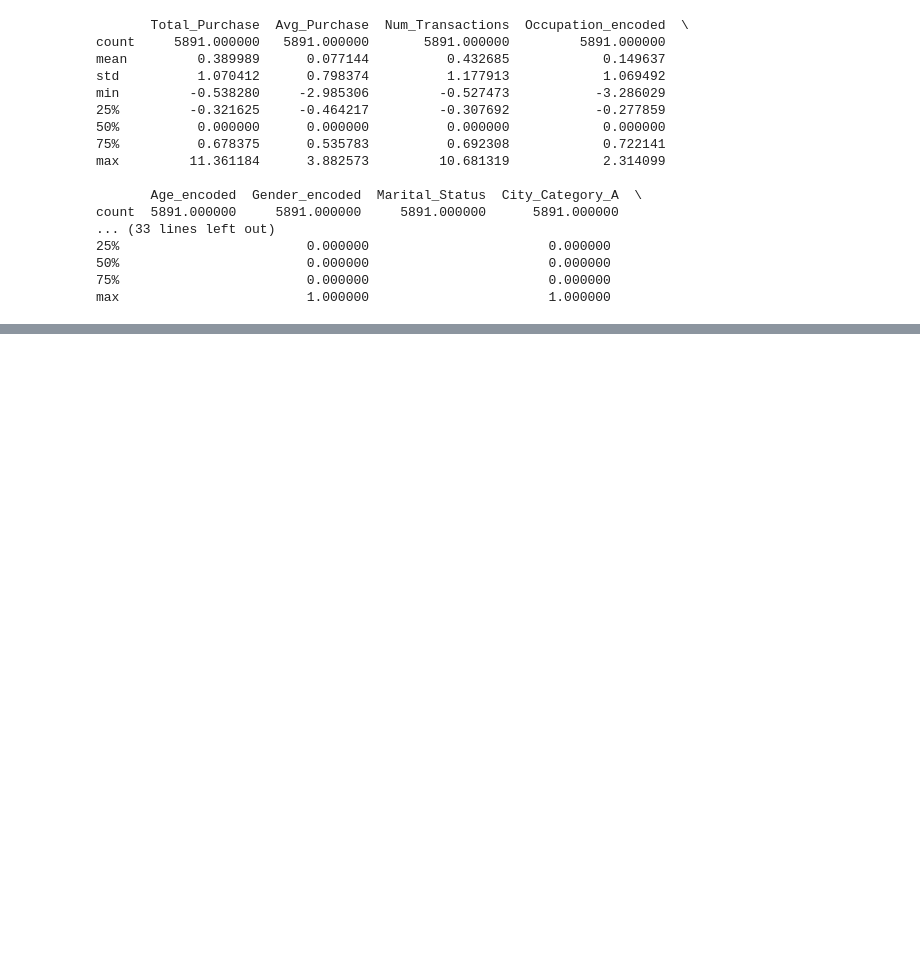
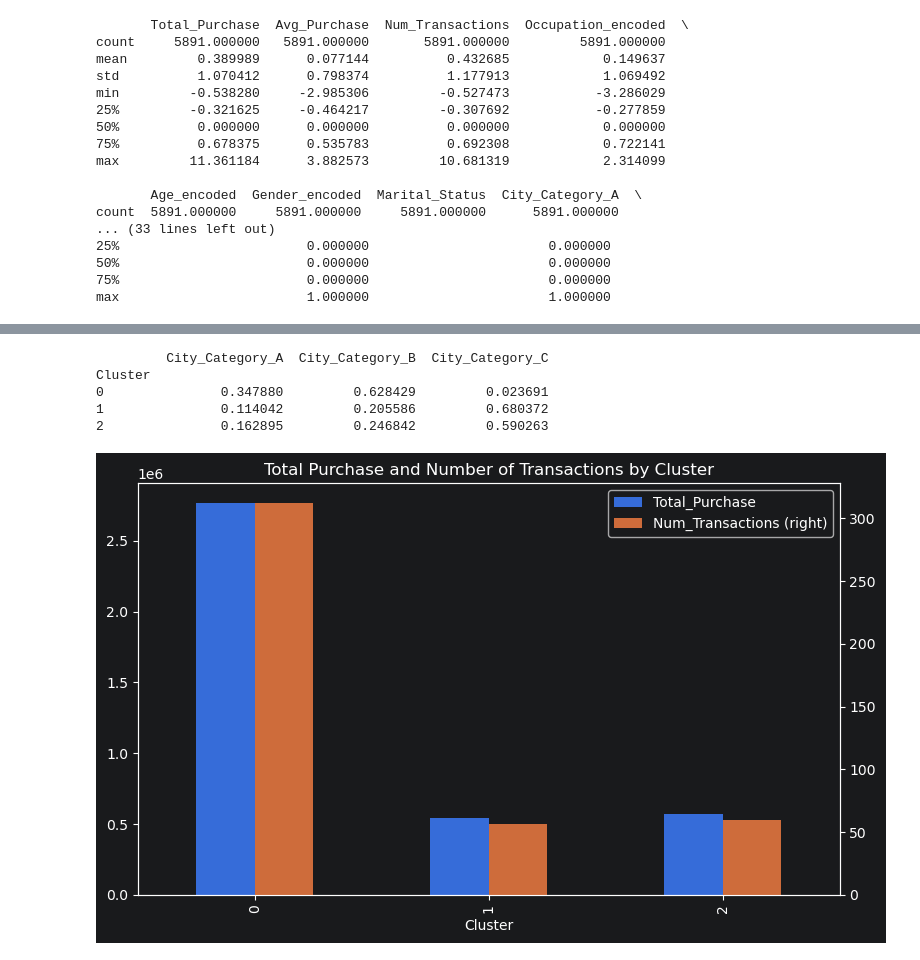
Before and after one commit to HassanBouzkan/black-friday-customer-segmentation, a Jupyter notebook: Notebooks/black_friday_clustering.ipynb, the cells around one changed output, grey strips where cells are left out. Saved outputs shown, nothing was run; the diff lists cells and outputs as text; code cells hidden in the pictures; blank space fills up the shorter version.

```diff
--- a/Notebooks/black_friday_clustering.ipynb
+++ b/Notebooks/black_friday_clustering.ipynb
@@ -328,0 +376,5 @@ max                        1.000000                       1.000000
+# %%
+kmeans_final = KMeans(n_clusters=3, random_state=42, n_init=10)
+customer_df['Cluster'] = kmeans_final.fit_predict(scaled_df)
+
+print(customer_df['Cluster'].value_counts())
@@ -328,0 +387,6 @@ max                        1.000000                       1.000000
+# %%
+cluster_summary = customer_df.groupby('Cluster')[
+    ['Total_Purchase', 'Avg_Purchase', 'Num_Transactions', 'Occupation_encoded', 'Age_encoded', 'Gender_encoded', 'Marital_Status']
+].mean()
+
+print(cluster_summary)
@@ -328,0 +417,15 @@ max                        1.000000                       1.000000
+# %%
+print(customer_df.groupby('Cluster')[['City_Category_A', 'City_Category_B', 'City_Category_C']].mean())
+# %% [output]
+         City_Category_A  City_Category_B  City_Category_C
+Cluster
+0               0.347880         0.628429         0.023691
+1               0.114042         0.205586         0.680372
+2               0.162895         0.246842         0.590263
+# %%
+cluster_summary[['Total_Purchase', 'Num_Transactions']].plot(kind='bar', figsize=(8, 5), secondary_y='Num_Transactions')
+plt.title('Total Purchase and Number of Transactions by Cluster')
+plt.tight_layout()
+plt.show()
+# %% [output]
+[figure, added]
```
Also changed, not shown: parts of 5 cells of this notebook.
